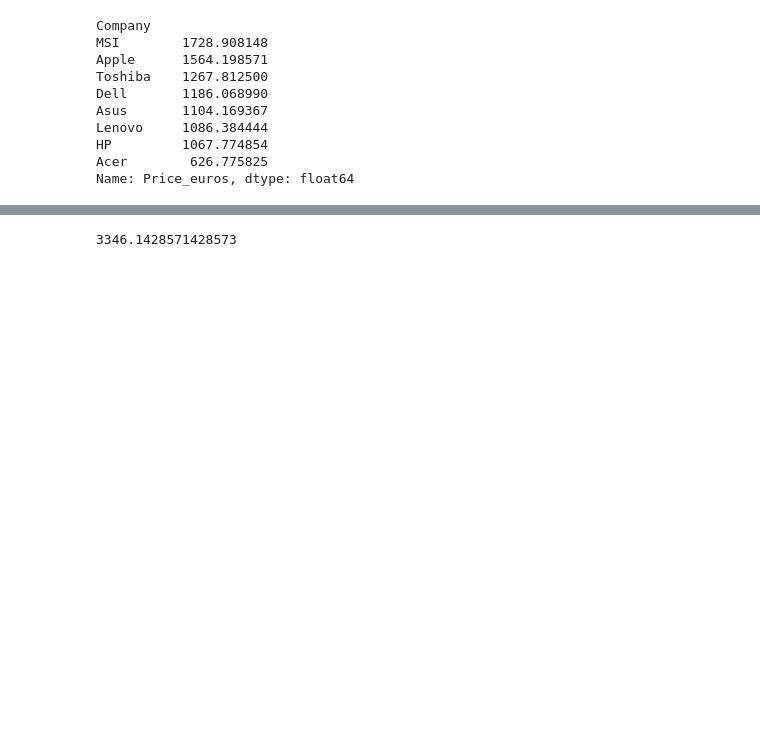
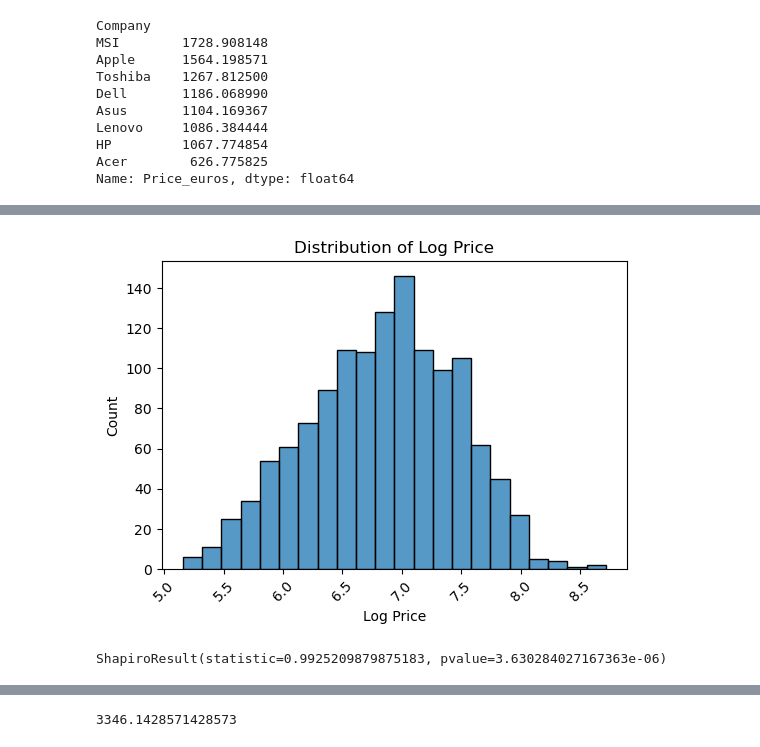
Before and after one commit to Lughaidh-w/Laptop-Price-Prediction, a Jupyter notebook: data_cleaning.ipynb, the cells around one changed output, grey strips where cells are left out. Saved outputs shown, nothing was run; the diff lists cells and outputs as text; code cells hidden in the pictures; blank space fills up the shorter version.

```diff
--- a/data_cleaning.ipynb
+++ b/data_cleaning.ipynb
@@ -263,0 +294,17 @@ Name: Price_euros, dtype: float64
+# %%
+# a log transformation or 'Price_euros' looks normal
+df['LogPrice'] = np.log(df['Price_euros'])
+
+histogram_plot(df, "LogPrice")
+# %% [output]
+[figure, added]
+# %%
+# a shapiro wilk test is performed
+# H0: states the data is normally distributed
+# H1: states that the data is not normally distributed
+
+# When conducted on 'LogPrice' a p-value of 3.63e-06 is less than the critical level needed of 0.05...
+# ...therefore we reject the null hypothesis and accept the alternative hypothesis
+stats.shapiro(df.LogPrice)
+# %% [output]
+ShapiroResult(statistic=0.9925209879875183, pvalue=3.630284027167363e-06)
```
Also changed, not shown: parts of 15 cells of this notebook, 1 other file.
